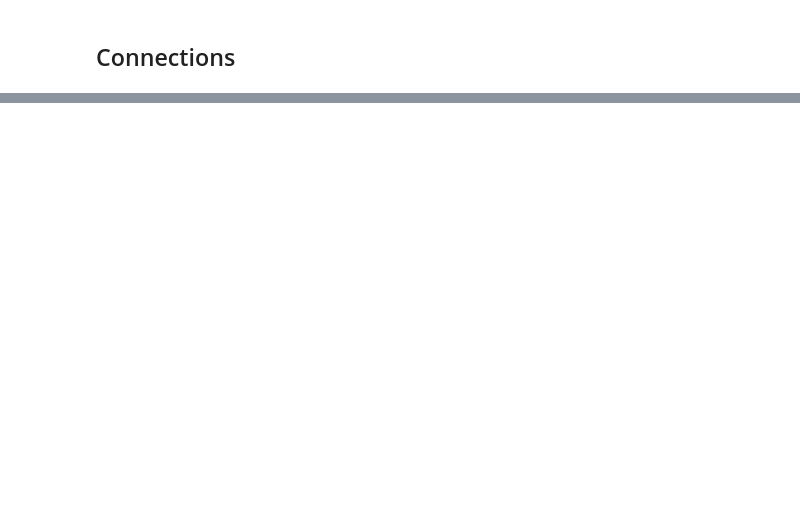
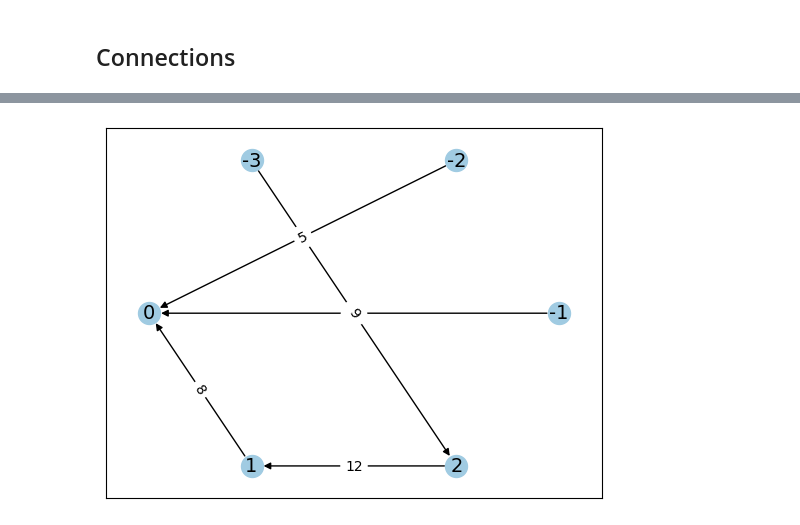
Before and after one commit to dimitrisTim/NEAT_Projekt, a Jupyter notebook: neat_main.ipynb, the cells around one changed output, grey strips where cells are left out. Saved outputs shown, nothing was run; the diff lists cells and outputs as text; code cells hidden in the pictures; blank space fills up the shorter version.

```diff
--- a/neat_main.ipynb
+++ b/neat_main.ipynb
@@ -86,0 +109,6 @@ Enabled: True
+# %%
+for _ in range(5):
+    genome_original.mutate()
+genome_original.visualize(show_innovations=True)
+# %% [output]
+[figure, added]
```
Also changed, not shown: parts of 10 cells of this notebook, 4 other files.
